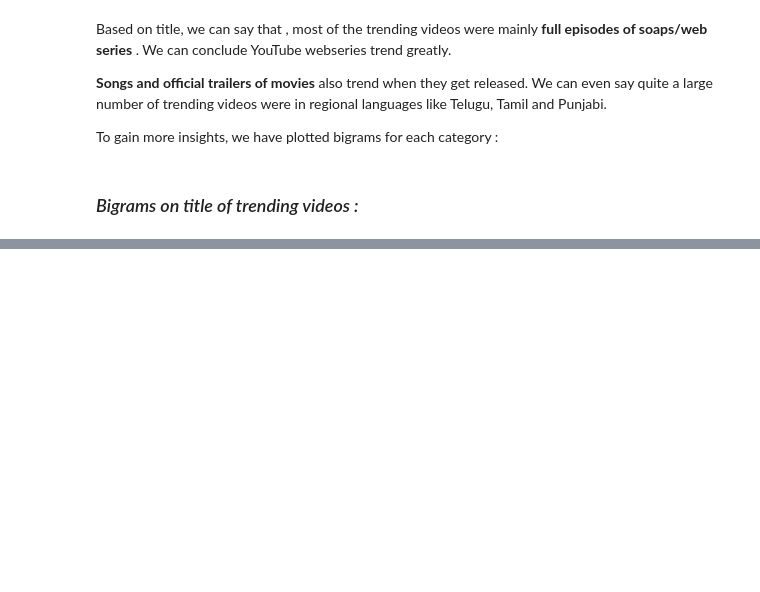
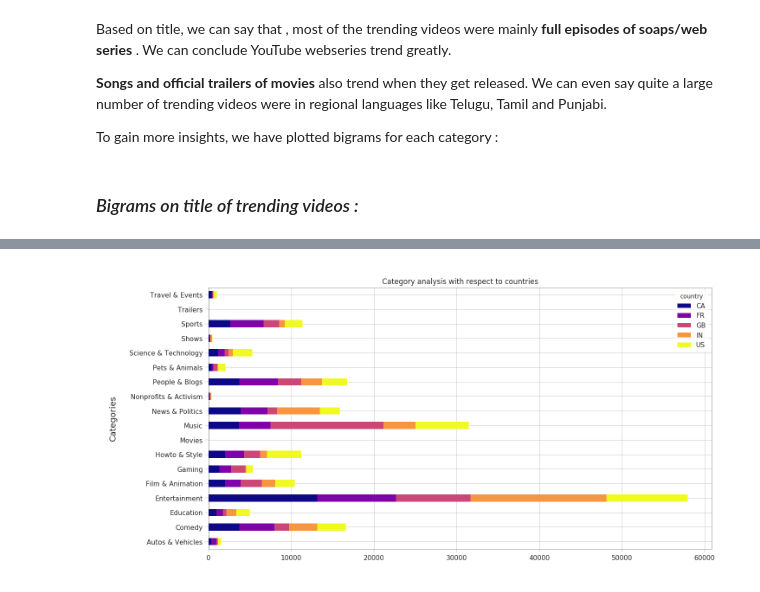
Before and after one commit to Shreya369/We-R, a Jupyter notebook: YouTube_Trending_Video_Analysis.ipynb, the cells around one changed output, grey strips where cells are left out. Cells and saved outputs as stored; diff of their text form; code cells hidden in the pictures; blank space fills up the shorter version.

```diff
--- a/YouTube_Trending_Video_Analysis.ipynb
+++ b/YouTube_Trending_Video_Analysis.ipynb
@@ -414,0 +514,26 @@ To gain more insights, we have plotted bigrams for each category :
+# %%
+#loading the datasets :
+fil = ['We-R/YouTube_dataset/CAvideos.csv','We-R/YouTube_dataset/FRvideos.csv', 'We-R/YouTube_dataset/GBvideos.csv', 'We-R/YouTube_dataset/INvideos.csv', 'We-R/YouTube_dataset/USvideos.csv']
+
+ycd_initial = list()
+for csv in fil:
+    ycd_partial = pd.read_csv(csv)
+    ycd_partial['country'] = csv[21:23] #Adding the new column as "country"
+    ycd_initial.append(ycd_partial)
+
+ycd = pd.concat(ycd_initial)
+ycd.apply(lambda x: sum(x.isnull()))
+column_list=[]
+for column in ycd.columns:
+    column_list.append(column)
+
+# Drop NA values
+ycd.dropna(subset=column_list, inplace=True)
+
+ycd['Categories'] = [category[x] for x in ycd['category_id']]
+
+ycd.groupby(["Categories","country"]).count()["video_id"].unstack().plot.barh(figsize=(15,8), stacked=True, cmap = "plasma")
+plt.title("Category analysis with respect to countries")
+plt.show()
+# %% [output]
+[figure, added]
```
Also changed, not shown: parts of 13 cells of this notebook.
